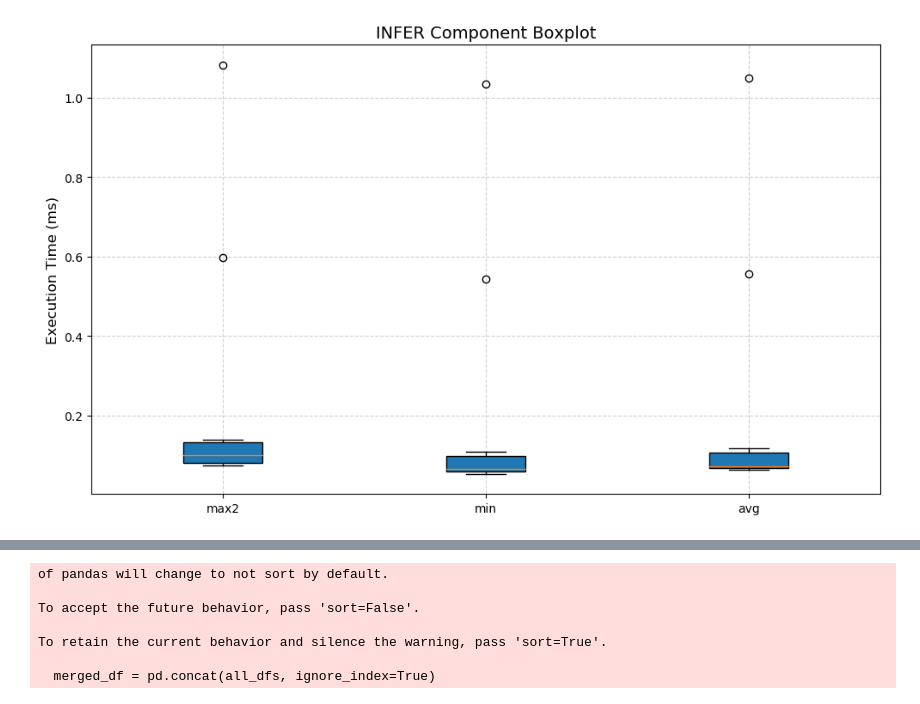
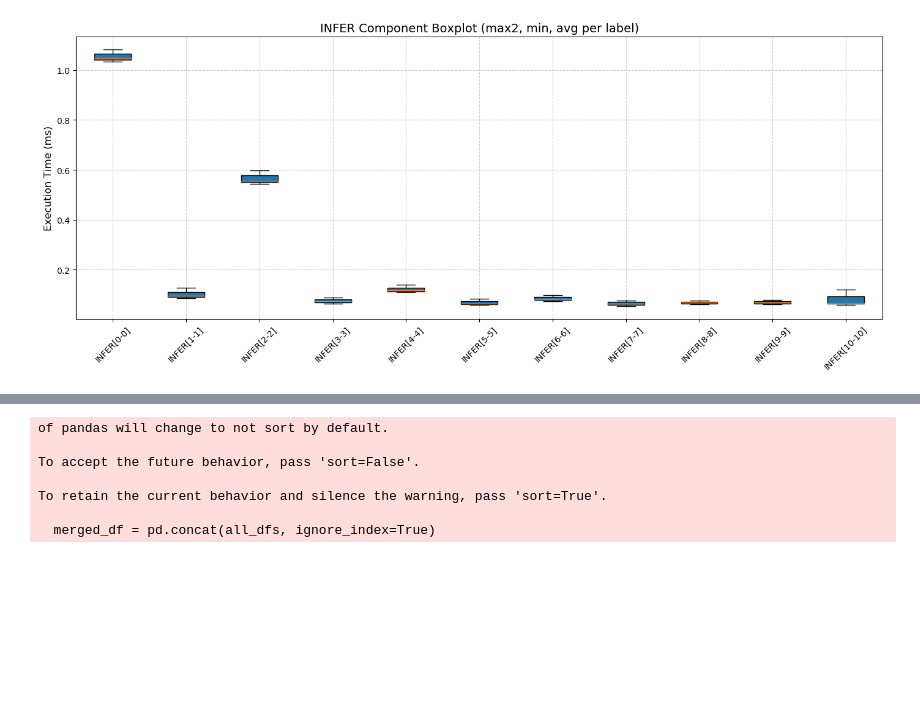
Before and after one commit to SeungWoo3/secure-inference, a Jupyter notebook: graph/tee_components_time.ipynb, the cells around one changed output, grey strips where cells are left out. Drawn from its saved outputs; the diff is of its cells as text; code cells hidden in the pictures; blank space fills up the shorter version.

```diff
--- a/graph/tee_components_time.ipynb
+++ b/graph/tee_components_time.ipynb
@@ -1,33 +1,35 @@
 # %%
 import os
 import pandas as pd
 import matplotlib.pyplot as plt
 
 # CSV 파일 경로
 csv_path = "/home/avees/tee/graph/component/src/INFER.csv"
 
-# CSV 파일 읽기
+# CSV 읽기
 df = pd.read_csv(csv_path, index_col=0)
 
-# 사용할 행만 선택
+# 사용할 행 선택
 selected_rows = ['max2', 'min', 'avg']
 df_selected = df.loc[selected_rows]
 
-# 데이터 전치 (열 -> 샘플, 행 -> 값 종류)
-df_transposed = df_selected.transpose()
+# 각 INFER별로 박스플롯용 데이터 구성
+data = []
+labels = df.columns.tolist()
 
-# 박스플롯 그리기
-plt.figure(figsize=(10, 6))
-plt.boxplot([df_transposed['max2'], df_transposed['min'], df_transposed['avg']],
-            labels=['max2', 'min', 'avg'],
-            patch_artist=True)
+for col in labels:
+    values = df_selected[col].values  # max2, min, avg 값 3개
+    data.append(values)
 
-plt.title("INFER Component Boxplot", fontsize=14)
+# 그래프 그리기
+plt.figure(figsize=(14, 6))
+plt.boxplot(data, labels=labels, patch_artist=True)
+
+plt.title("INFER Component Boxplot (max2, min, avg per label)", fontsize=14)
 plt.ylabel("Execution Time (ms)", fontsize=12)
+plt.xticks(rotation=45)
 plt.grid(True, linestyle="--", alpha=0.6)
 plt.tight_layout()
-
-# 그래프 표시
 plt.show()
 # %% [output]
-[figure, old version]
+[figure, new version]
```
Also changed, not shown: parts of 6 cells of this notebook, 21 other files.
